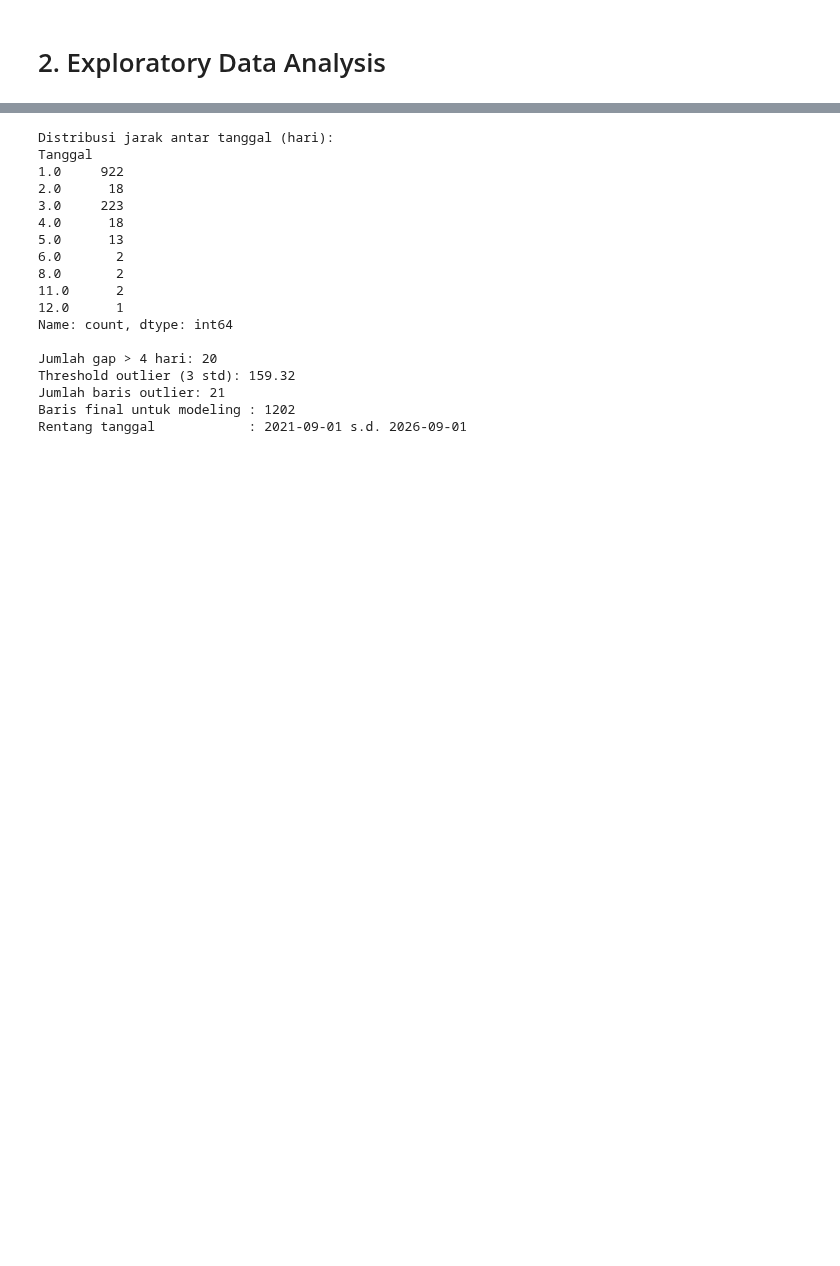
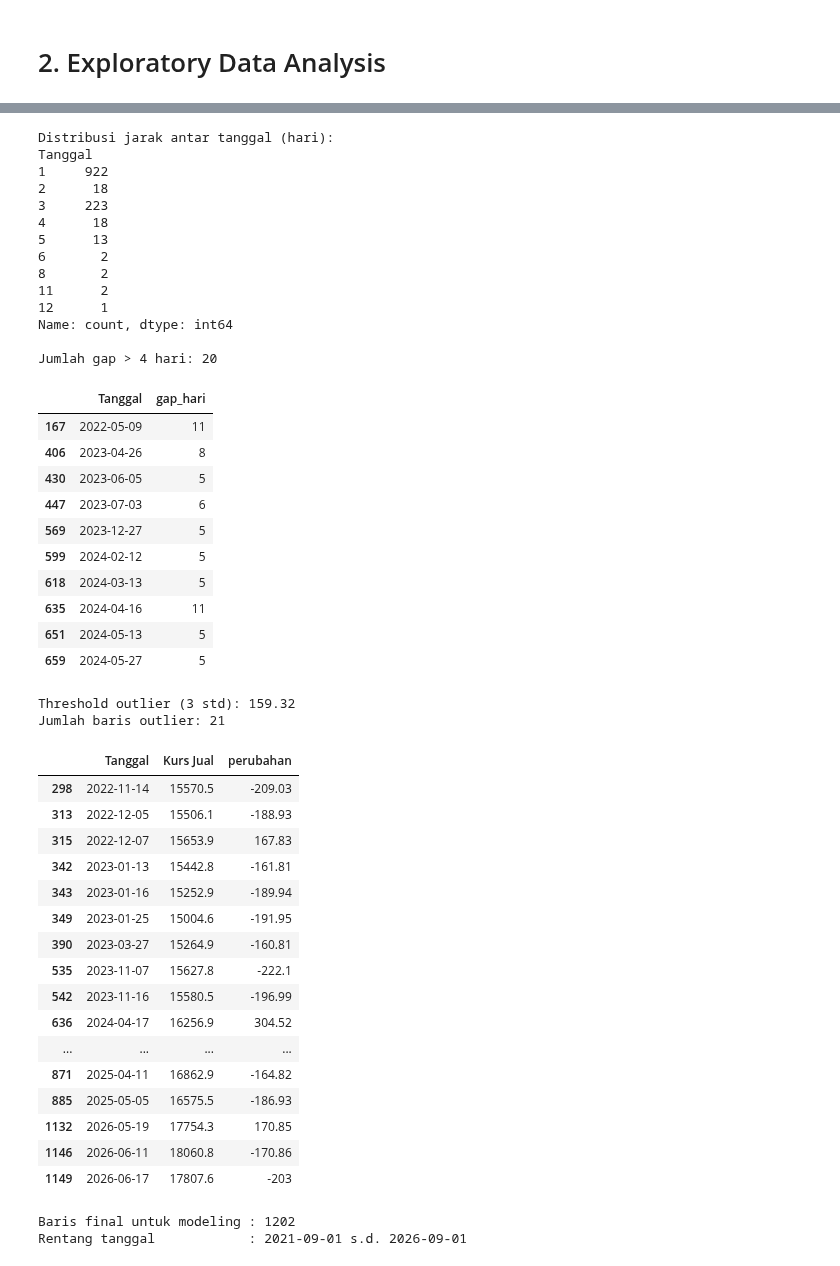
Before and after one commit to farsyaant/nlpproject-grestercinta, a Jupyter notebook: src/baseline_kurs_tengah.ipynb, the cells around one changed output, grey strips where cells are left out. Drawn from its saved outputs; the diff is of its cells as text; code cells hidden in the pictures; blank space fills up the shorter version.

```diff
--- a/src/baseline_kurs_tengah.ipynb
+++ b/src/baseline_kurs_tengah.ipynb
@@ -87,7 +116,7 @@ print("\nJumlah missing value per kolom:")
 print(bi.isna().sum())
 
 # Statistik Deskriptif
-bi[["Kurs Jual", "Kurs Beli"]].describe()
+display(bi[["Kurs Jual", "Kurs Beli"]].describe())
 
 # Visualisasi Tren Kurs
 fig, ax = plt.subplots(figsize=(12, 5))
@@ -100,8 +129,7 @@ ax.legend()
 plt.tight_layout()
 plt.show()
 
-# Selisih Kurs Jual - Kurs Beli
-# Ini untuk lihat apakah Spread kurs stabil dan wajar
+# Selisih Kurs Jual - Kurs Beli (apakah spread stabil dan wajar)
 bi["spread"] = bi["Kurs Jual"] - bi["Kurs Beli"]
 print(bi["spread"].describe())
 
@@ -119,9 +147,9 @@ print(gap.value_counts().sort_index())
 gap_besar = bi.loc[gap > 4, ["Tanggal"]].copy()
 gap_besar["gap_hari"] = gap[gap > 4]
 print(f"\nJumlah gap > 4 hari: {len(gap_besar)}")
-gap_besar.head(10)
+display(gap_besar.head(10))
 
-# Cek outlier
+# Cek outlier perubahan harian (> 3 std)
 bi_sorted = bi.sort_values("Tanggal").reset_index(drop=True)
 daily_change = bi_sorted["Kurs Jual"].diff()
 
@@ -131,12 +159,10 @@ outliers["perubahan"] = daily_change[daily_change.abs() > threshold]
 
 print(f"Threshold outlier (3 std): {threshold:.2f}")
 print(f"Jumlah baris outlier: {len(outliers)}")
-outliers
+display(outliers)
 
-bi_raw = bi.rename(columns={"Tanggal": "Tanggal_dt"}).reset_index(drop=True)
-
-print(f"Baris final untuk modeling : {len(bi_raw)}")
-print(f"Rentang tanggal            : {bi_raw['Tanggal_dt'].min().date()} s.d. {bi_raw['Tanggal_dt'].max().date()}")
+print(f"Baris final untuk modeling : {len(bi)}")
+print(f"Rentang tanggal            : {bi['Tanggal'].min().date()} s.d. {bi['Tanggal'].max().date()}")
 # %% [output]
 <class 'pandas.DataFrame'>
 RangeIndex: 1202 entries, 0 to 1201
@@ -170,21 +202,49 @@ max       181.700000
 Name: spread, dtype: float64
 [figure]
 Distribusi jarak antar tanggal (hari):
 Tanggal
-1.0     922
-2.0      18
-3.0     223
-4.0      18
-5.0      13
-6.0       2
-8.0       2
-11.0      2
-12.0      1
+1     922
+2      18
+3     223
+4      18
+5      13
+6       2
+8       2
+11      2
+12      1
 Name: count, dtype: int64
 
 Jumlah gap > 4 hari: 20
-Threshold outlier (3 std): 159.32
-Jumlah baris outlier: 21
-Baris final untuk modeling : 1202
-Rentang tanggal            : 2021-09-01 s.d. 2026-09-01
+|  | Tanggal | gap_hari |
+| 167 | 2022-05-09 | 11 |
+| 406 | 2023-04-26 | 8 |
+| 430 | 2023-06-05 | 5 |
+| 447 | 2023-07-03 | 6 |
+| 569 | 2023-12-27 | 5 |
+| 599 | 2024-02-12 | 5 |
+| 618 | 2024-03-13 | 5 |
+| 635 | 2024-04-16 | 11 |
+| 651 | 2024-05-13 | 5 |
+| 659 | 2024-05-27 | 5 |
+Threshold outlier (3 std): 159.32
+Jumlah baris outlier: 21
+|  | Tanggal | Kurs Jual | perubahan |
+| 298 | 2022-11-14 | 15570.5 | -209.03 |
+| 313 | 2022-12-05 | 15506.1 | -188.93 |
+| 315 | 2022-12-07 | 15653.9 | 167.83 |
+| 342 | 2023-01-13 | 15442.8 | -161.81 |
+| 343 | 2023-01-16 | 15252.9 | -189.94 |
+| 349 | 2023-01-25 | 15004.6 | -191.95 |
+| 390 | 2023-03-27 | 15264.9 | -160.81 |
+| 535 | 2023-11-07 | 15627.8 | -222.1 |
+| 542 | 2023-11-16 | 15580.5 | -196.99 |
+| 636 | 2024-04-17 | 16256.9 | 304.52 |
+| ... | ... | ... | ... |
+| 871 | 2025-04-11 | 16862.9 | -164.82 |
+| 885 | 2025-05-05 | 16575.5 | -186.93 |
+| 1132 | 2026-05-19 | 17754.3 | 170.85 |
+| 1146 | 2026-06-11 | 18060.8 | -170.86 |
+| 1149 | 2026-06-17 | 17807.6 | -203 |
+Baris final untuk modeling : 1202
+Rentang tanggal            : 2021-09-01 s.d. 2026-09-01
 # %% [markdown]
```
Also changed, not shown: parts of 42 cells of this notebook.
